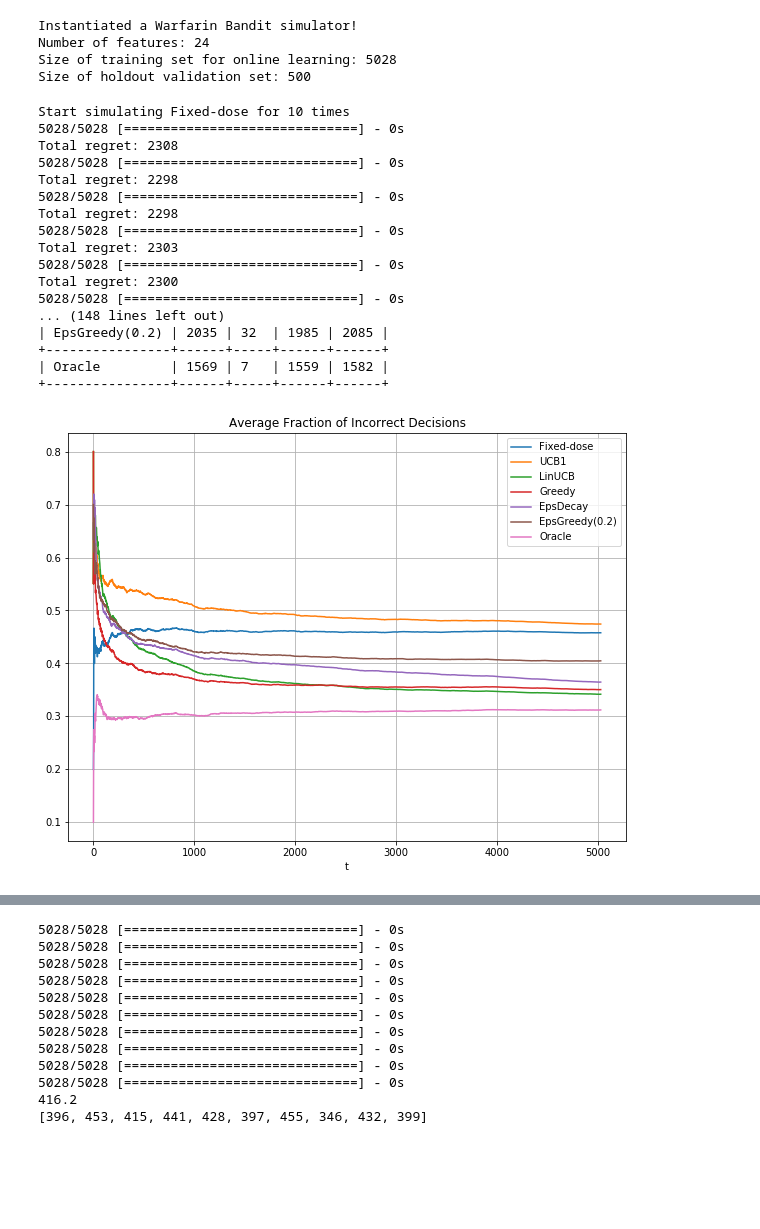
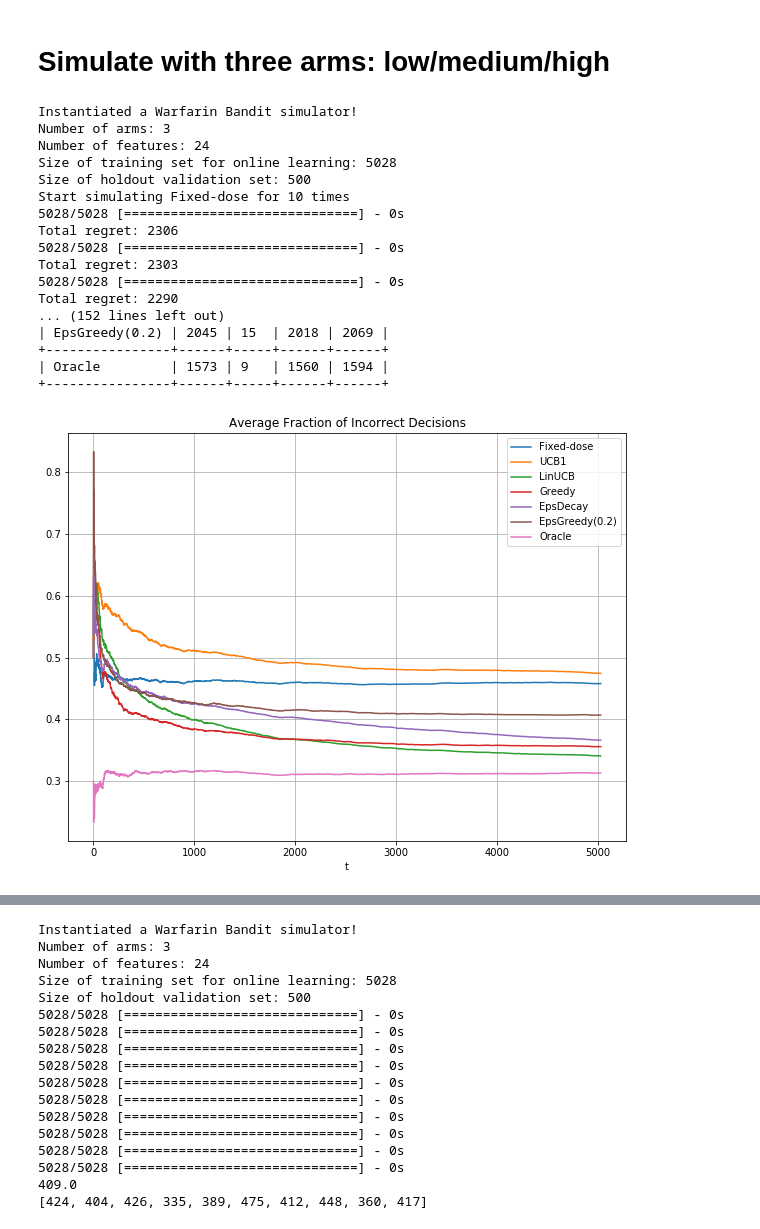
Before and after one commit to junjiedong/warfarin-bandit, a Jupyter notebook: notebooks/simulations.ipynb, the cells around one changed output, grey strips where cells are left out. Cells and saved outputs as stored; diff of their text form; code cells hidden in the pictures; blank space fills up the shorter version.

Commit message:
make everything work with any label discretizer

```diff
--- a/notebooks/simulations.ipynb
+++ b/notebooks/simulations.ipynb
@@ -22,7 +22,7 @@ plt.rcParams['figure.figsize'] = [10, 7.5]
 # %%
 DATA_PATH = "../data/warfarin.csv"  # path to raw Warfarin data file
 # %%
-def simulate_policies(simulator, policies, num_runs=5):
+def simulate_policies(simulator, policies, num_runs=5, eval_every=100):
     """
     Simulates a list of policies, each for 'num_runs' times
     Plots the regret/T & validation accuracy curves of all policies for comparison
@@ -34,6 +34,8 @@ def simulate_policies(simulator, policies, num_runs=5):
     policies:
         List of (Policy, string) tuples, where the string is a description of the policy
         The Policy instances should implement reset(), choose_arm(), and update_policy()
+    eval_every:
+        Cross-validation acccuracy is calculated every 'eval_every' steps
     """
     base_seed = np.random.randint(1000)  # randomizing dataset permutations
     plot_regret_bound, plot_acc_bound, drop_k = False, False, 0  # visualization options
@@ -55,7 +57,7 @@ def simulate_policies(simulator, policies, num_runs=5):
             policy.reset()
 
             # random_seed makes sure all policies are simulated using the same random permutations
-            simulator.simulate(policy, eval_every=50, random_seed=(base_seed+i))
+            simulator.simulate(policy, eval_every, random_seed=(base_seed+i))
 
             # Record results of this simulation run
             regrets.append(simulator.get_total_regret())
@@ -87,41 +89,42 @@ def simulate_policies(simulator, policies, num_runs=5):
 
     # Print regret statistics of all policies
     print(table.draw())
-# %%
-# Instantiate a Warfarin simulator
-simulator = WarfarinSimulator(DATA_PATH, test_size=500, add_bias=True)
-# %% [output]
-Instantiated a Warfarin Bandit simulator!
-Number of features: 24
-Size of training set for online learning: 5028
-Size of holdout validation set: 500
+# %% [markdown]
+# Simulate with three arms: low/medium/high
 # %%
+# Instantiate a Warfarin simulator
+discretizer = discretize_label_3
+simulator = WarfarinSimulator(DATA_PATH, discretizer, test_size=500, add_bias=True)
+
+num_arms = simulator.num_arms
+num_features = simulator.num_features
+
 # Simulate the policies and compare performance
 simulate_policies(simulator, [
-    (WarfarinFixedDosePolicy(), "Fixed-dose"),
-    (UCB1Policy(num_arms=3), "UCB1"),
-    (LinUCBPolicy(simulator.p, num_arms=3, alpha=1.0), "LinUCB"),
-    (EpsilonGreedyPolicy(simulator.p, num_arms=3, eps_schedule=lambda x: 0), "Greedy"),
-    (EpsilonGreedyPolicy(simulator.p, num_arms=3, eps_schedule=lambda t: 0.2-t/20000), "EpsDecay"),
-    (EpsilonGreedyPolicy(simulator.p, num_arms=3, eps_schedule=lambda x: 0.2), "EpsGreedy(0.2)"),
-    (WarfarinOraclePolicy(DATA_PATH), "Oracle"),
-], num_runs=10)
+    (WarfarinFixedDosePolicy(1), "Fixed-dose"),
+    (UCB1Policy(num_arms), "UCB1"),
+    (LinUCBPolicy(num_features, num_arms, alpha=1.0), "LinUCB"),
+    (EpsilonGreedyPolicy(num_features, num_arms, eps_schedule=lambda x: 0), "Greedy"),
+    (EpsilonGreedyPolicy(num_features, num_arms, eps_schedule=lambda t: 0.2-t/20000), "EpsDecay"),
+    (EpsilonGreedyPolicy(num_features, num_arms, eps_schedule=lambda x: 0.2), "EpsGreedy(0.2)"),
+    (WarfarinOraclePolicy(DATA_PATH, discretizer), "Oracle"),
+], num_runs=10, eval_every=100)
 # %% [output]
+Instantiated a Warfarin Bandit simulator!
+Number of arms: 3
+Number of features: 24
+Size of training set for online learning: 5028
+Size of holdout validation set: 500
 Start simulating Fixed-dose for 10 times
 5028/5028 [==============================] - 0s
-Total regret: 2308
-5028/5028 [==============================] - 0s
-Total regret: 2298
-5028/5028 [==============================] - 0s
-Total regret: 2298
+Total regret: 2306
 5028/5028 [==============================] - 0s
 Total regret: 2303
 5028/5028 [==============================] - 0s
-Total regret: 2300
-5028/5028 [==============================] - 0s
-... (148 lines left out)
-| EpsGreedy(0.2) | 2035 | 32  | 1985 | 2085 |
+Total regret: 2290
+... (152 lines left out)
+| EpsGreedy(0.2) | 2045 | 15  | 2018 | 2069 |
 +----------------+------+-----+------+------+
-| Oracle         | 1569 | 7   | 1559 | 1582 |
+| Oracle         | 1573 | 9   | 1560 | 1594 |
 +----------------+------+-----+------+------+
-[figure, old version]
+[figure, new version]
@@ -129,7 +132,10 @@ Total regret: 2300
 # %%
-# Idea: Look at how often LinUCB chooses "suboptimal" actions in order to explore
-# Conclusion: It is quite actively exploring!!
-linucb = LinUCBPolicy(simulator.p, num_arms=3, alpha=1.0)
+# Look at how often LinUCB chooses "suboptimal" actions in order to explore
+# Conclusion: It is quite actively exploring!
+
+discretizer = discretize_label_3
+simulator = WarfarinSimulator(DATA_PATH, discretizer, test_size=500, add_bias=True)
+linucb = LinUCBPolicy(simulator.num_features, simulator.num_arms, alpha=1.0)
 count = []
 for i in range(10):
     linucb.reset()
@@ -138,6 +144,11 @@ for i in range(10):
 print(np.mean(count))
 print(count)
 # %% [output]
+Instantiated a Warfarin Bandit simulator!
+Number of arms: 3
+Number of features: 24
+Size of training set for online learning: 5028
+Size of holdout validation set: 500
 5028/5028 [==============================] - 0s
 5028/5028 [==============================] - 0s
 5028/5028 [==============================] - 0s
@@ -148,5 +159,5 @@ print(count)
 5028/5028 [==============================] - 0s
 5028/5028 [==============================] - 0s
 5028/5028 [==============================] - 0s
-416.2
-[396, 453, 415, 441, 428, 397, 455, 346, 432, 399]
+409.0
+[424, 404, 426, 335, 389, 475, 412, 448, 360, 417]
```
Also changed, not shown: parts of 4 cells of this notebook, 5 other files.
